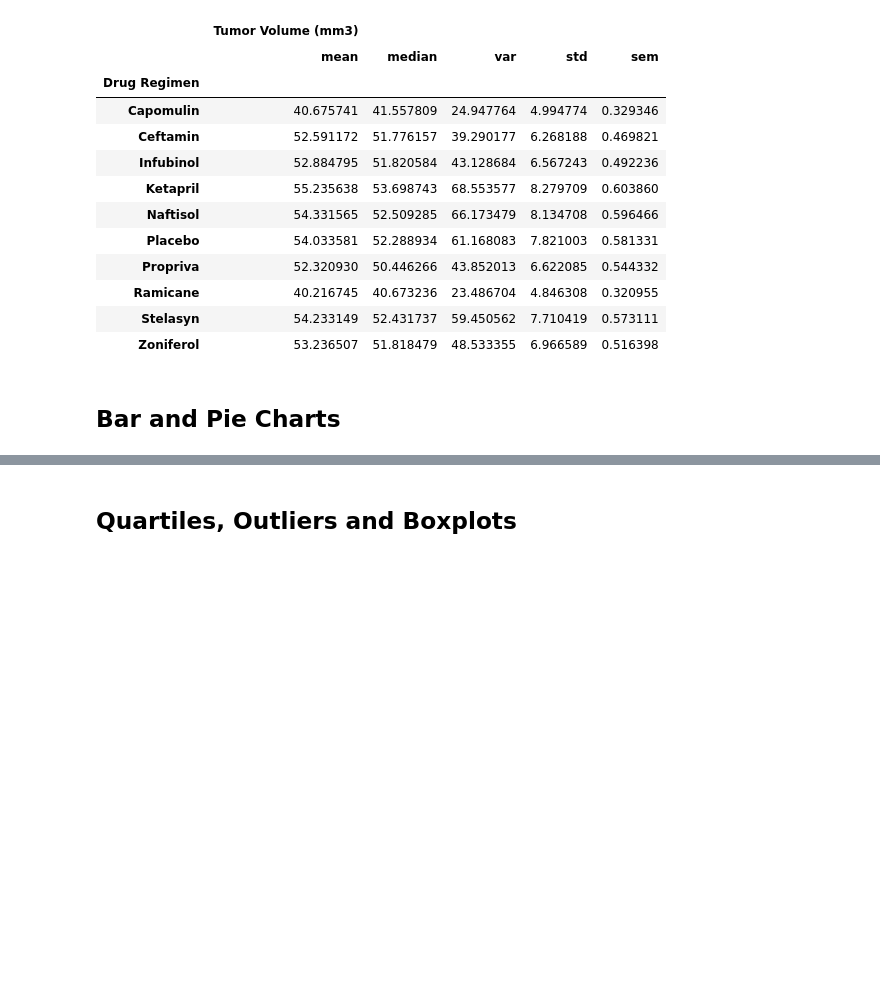
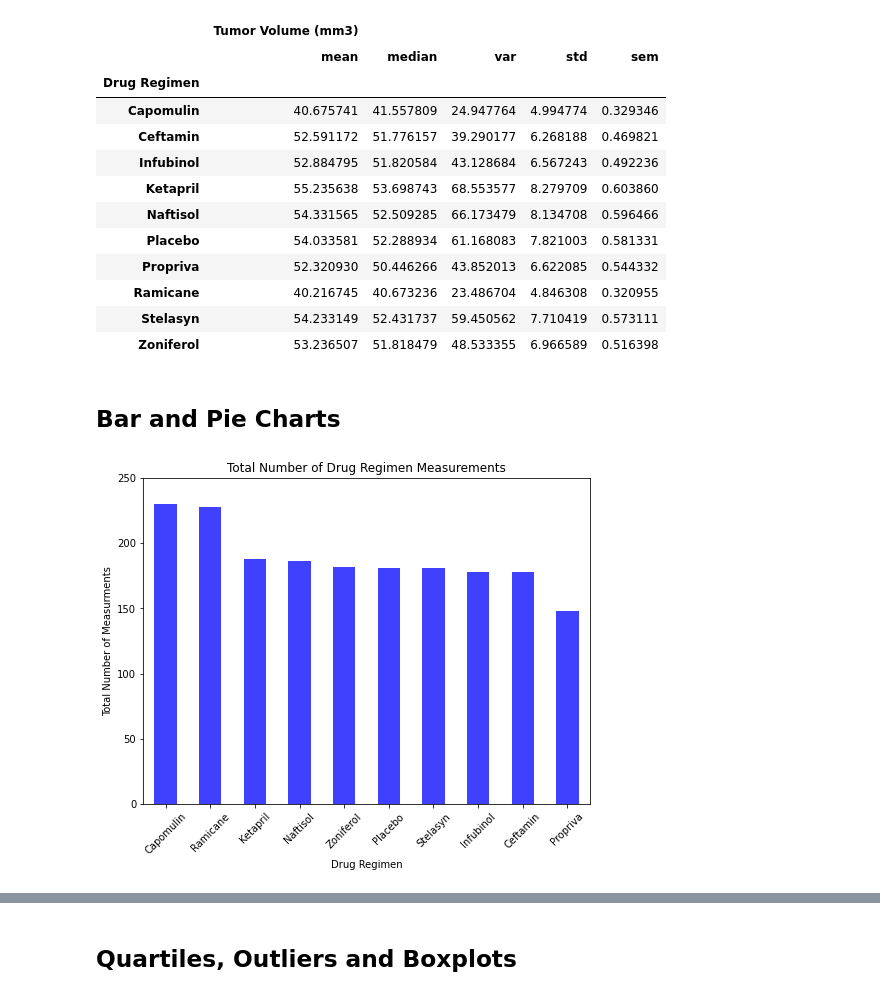
Before and after one commit to Seltsam1/matplotlib-pharmaceutical-analysis, a Jupyter notebook: pharmaceutical-analysis.ipynb, the cells around one changed output, grey strips where cells are left out. Cells and saved outputs as stored; diff of their text form; code cells hidden in the pictures; blank space fills up the shorter version.

Commit message:
Updated pharmaceutical-analysis.ipynb
Added 2nd bar chart

```diff
--- a/pharmaceutical-analysis.ipynb
+++ b/pharmaceutical-analysis.ipynb
@@ -191,0 +194,17 @@ mouse_study_small.groupby("Drug Regimen").agg([
+# %%
+# Bar plot - pandas method
+
+# Count of measurements by drug regimen
+bar_data = mouse_study_clean["Drug Regimen"].value_counts()
+
+# Chart bar plot
+bar_data.plot(kind="bar", facecolor="blue", figsize=(8,6),
+              title="Total Number of Drug Regimen Measurements",
+              xlim=(-1, len(x_axis)), ylim=(0, max(y_axis) + 20),
+              xlabel="Drug Regimen", ylabel="Total Number of Measurments",
+              alpha=0.75, rot=45)
+
+# show plot
+plt.show()
+# %% [output]
+[figure, added]
```
Also changed, not shown: parts of 5 cells of this notebook.
